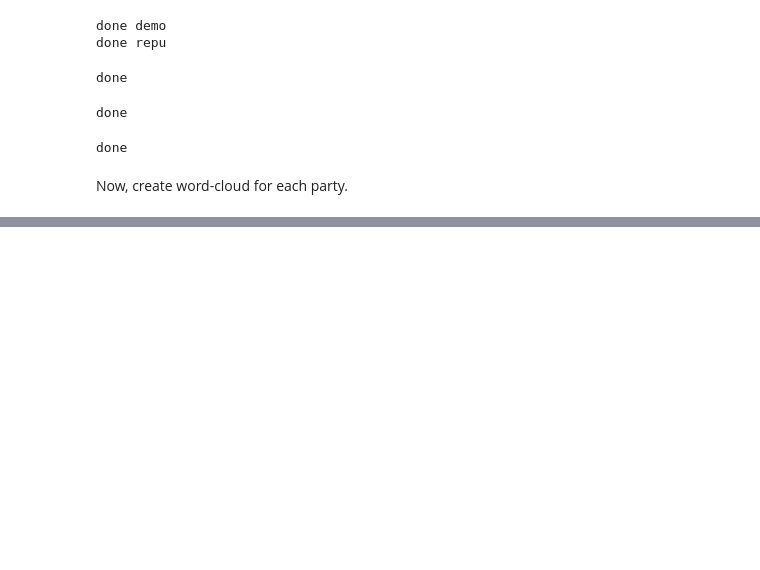
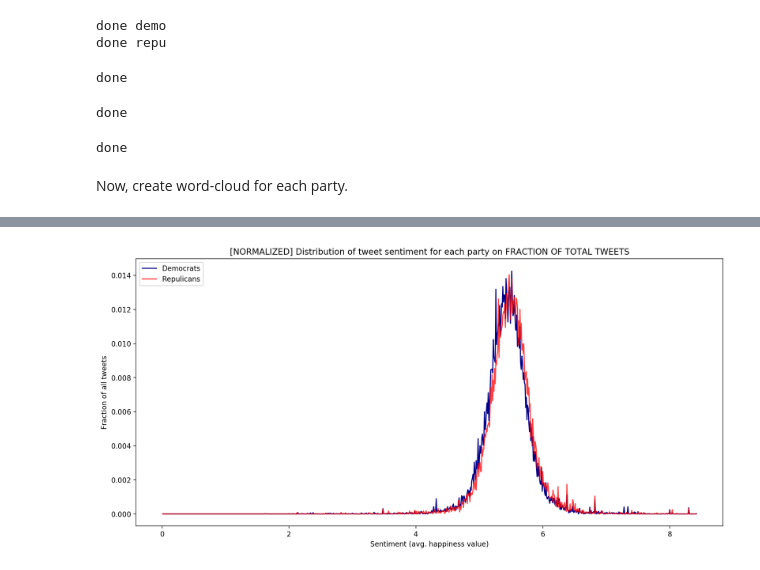
Before and after one commit to fpegios/socialgraphs_2019, a Jupyter notebook: assignment2/Assignment2.ipynb, the cells around one changed output, grey strips where cells are left out. Cells and saved outputs as stored; diff of their text form; code cells hidden in the pictures; blank space fills up the shorter version.

```diff
--- a/assignment2/Assignment2.ipynb
+++ b/assignment2/Assignment2.ipynb
@@ -216,0 +331,21 @@ plt.show()
+# %%
+# data for normalized graphs with fraction of total tweets instead of actual number of tweets
+# convert to fraction of N for demo
+demo_cnt = [cnt / float(sum(demo_cnt)) for cnt in demo_cnt]
+# convert to fraction of N for repu
+repu_cnt = [cnt / float(sum(repu_cnt)) for cnt in repu_cnt]
+# %%
+fig = plt.figure(figsize=(15,7), dpi=200)
+ax1 = fig.add_subplot(111)
+
+# bins[1:] and cnt[1:] to exclude tweets with sentiment = 0 to better show sentiment distribution
+ax1.plot(bins[1:len(demo_cnt)], demo_cnt[1:], label='Democrats', color='darkblue', alpha=1)
+ax1.plot(bins[1:len(repu_cnt)], repu_cnt[1:], label='Repulicans', color='red', alpha=0.75)
+
+ax1.set_title('[NORMALIZED] Distribution of tweet sentiment for each party on FRACTION OF TOTAL TWEETS')
+ax1.set_ylabel('Fraction of all tweets')
+ax1.set_xlabel("Sentiment (avg. happiness value)")
+plt.legend(loc='upper left');
+plt.show()
+# %% [output]
+[figure, added]
```
Also changed, not shown: parts of 17 cells of this notebook, 1 other file.
